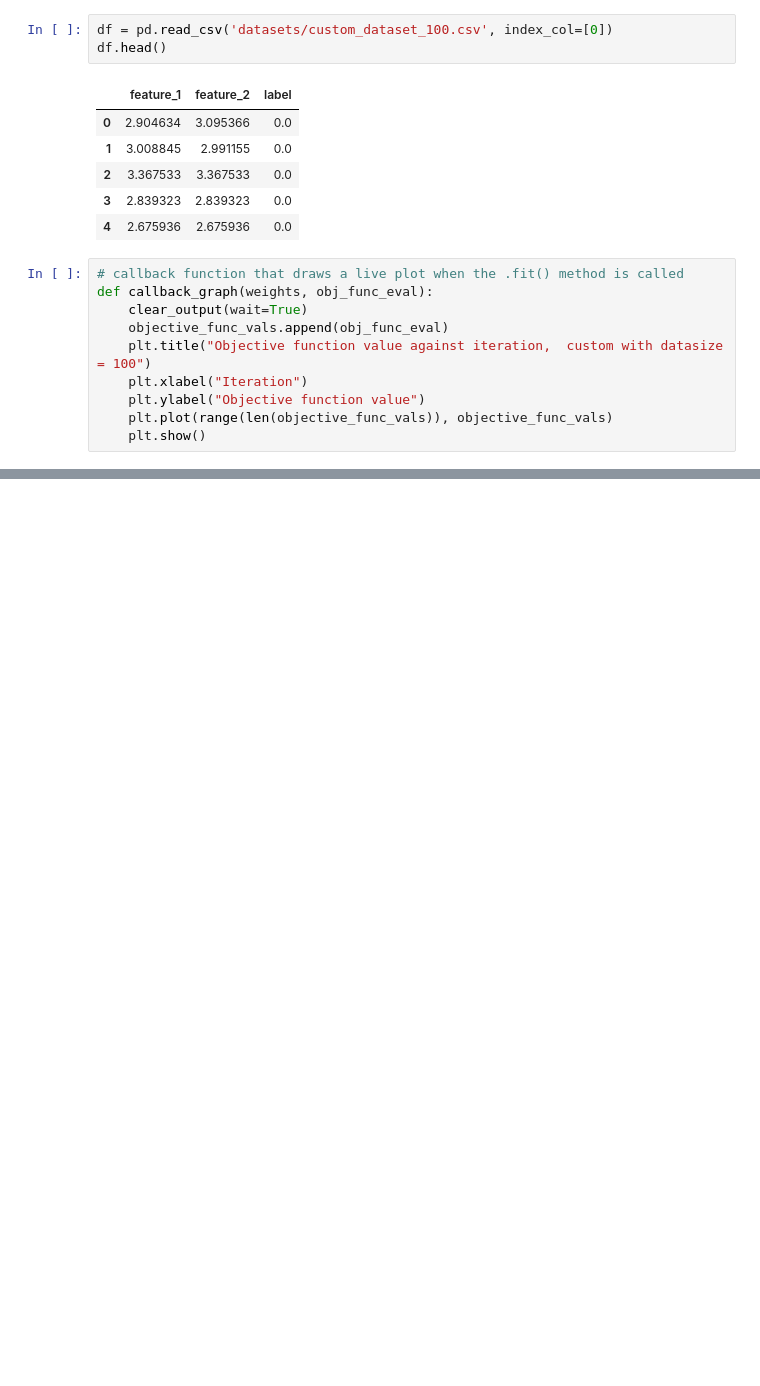
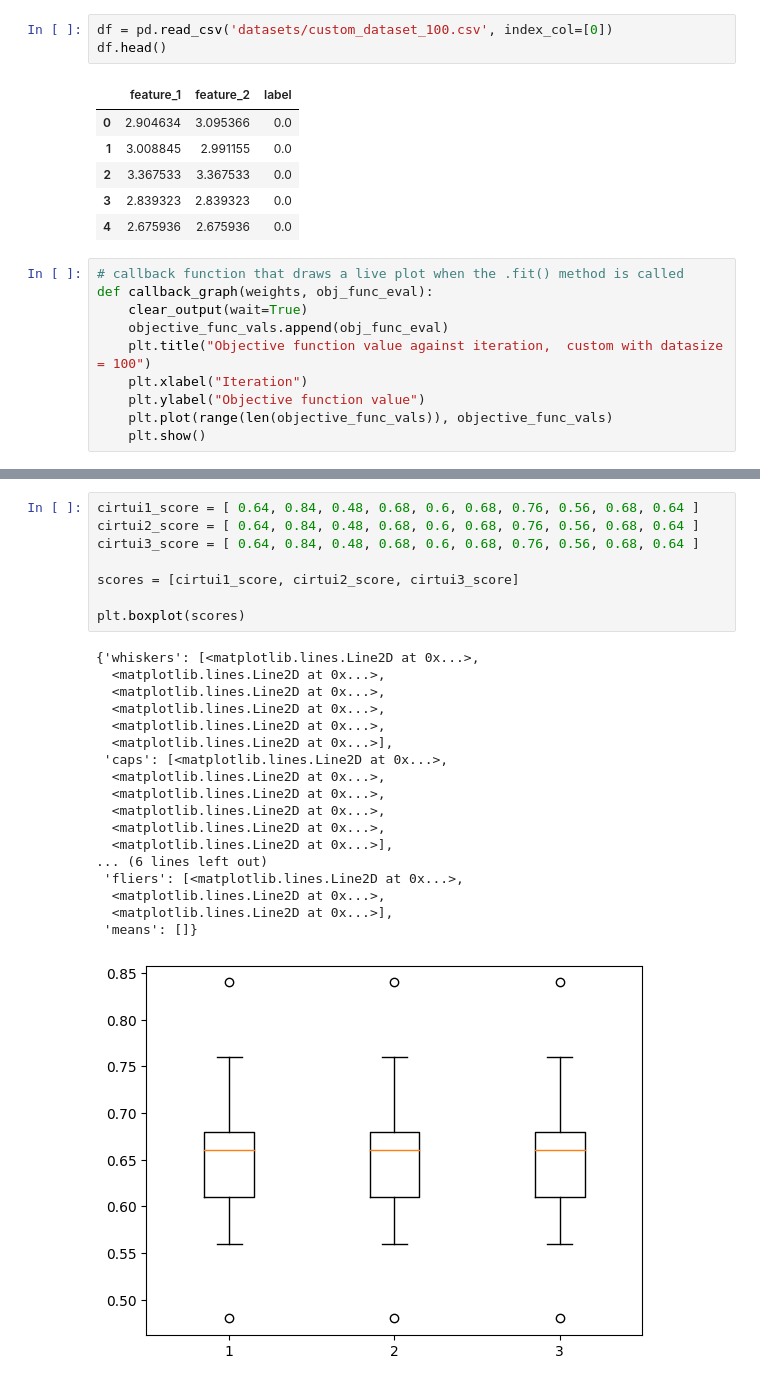
Before and after one commit to CoffeAddiict/QI_Project, a Jupyter notebook: custom_100.ipynb, the cells around one changed output, grey strips where cells are left out. Saved outputs shown, nothing was run; the diff lists cells and outputs as text; blank space fills up the shorter version.

```diff
--- a/custom_100.ipynb
+++ b/custom_100.ipynb
@@ -256,0 +264,27 @@ Score of circuit 3:  [0.72       0.65333333 0.77333333 0.70666667 0.73333333 0.7
+# %%
+cirtui1_score = [ 0.64, 0.84, 0.48, 0.68, 0.6, 0.68, 0.76, 0.56, 0.68, 0.64 ]
+cirtui2_score = [ 0.64, 0.84, 0.48, 0.68, 0.6, 0.68, 0.76, 0.56, 0.68, 0.64 ]
+cirtui3_score = [ 0.64, 0.84, 0.48, 0.68, 0.6, 0.68, 0.76, 0.56, 0.68, 0.64 ]
+
+scores = [cirtui1_score, cirtui2_score, cirtui3_score]
+
+plt.boxplot(scores)
+# %% [output]
+{'whiskers': [<matplotlib.lines.Line2D at 0x...>,
+  <matplotlib.lines.Line2D at 0x...>,
+  <matplotlib.lines.Line2D at 0x...>,
+  <matplotlib.lines.Line2D at 0x...>,
+  <matplotlib.lines.Line2D at 0x...>,
+  <matplotlib.lines.Line2D at 0x...>],
+ 'caps': [<matplotlib.lines.Line2D at 0x...>,
+  <matplotlib.lines.Line2D at 0x...>,
+  <matplotlib.lines.Line2D at 0x...>,
+  <matplotlib.lines.Line2D at 0x...>,
+  <matplotlib.lines.Line2D at 0x...>,
+  <matplotlib.lines.Line2D at 0x...>],
+... (6 lines left out)
+ 'fliers': [<matplotlib.lines.Line2D at 0x...>,
+  <matplotlib.lines.Line2D at 0x...>,
+  <matplotlib.lines.Line2D at 0x...>],
+ 'means': []}
+[figure, added]
```
Also changed, not shown: parts of 4 cells of this notebook, 1 other file.
